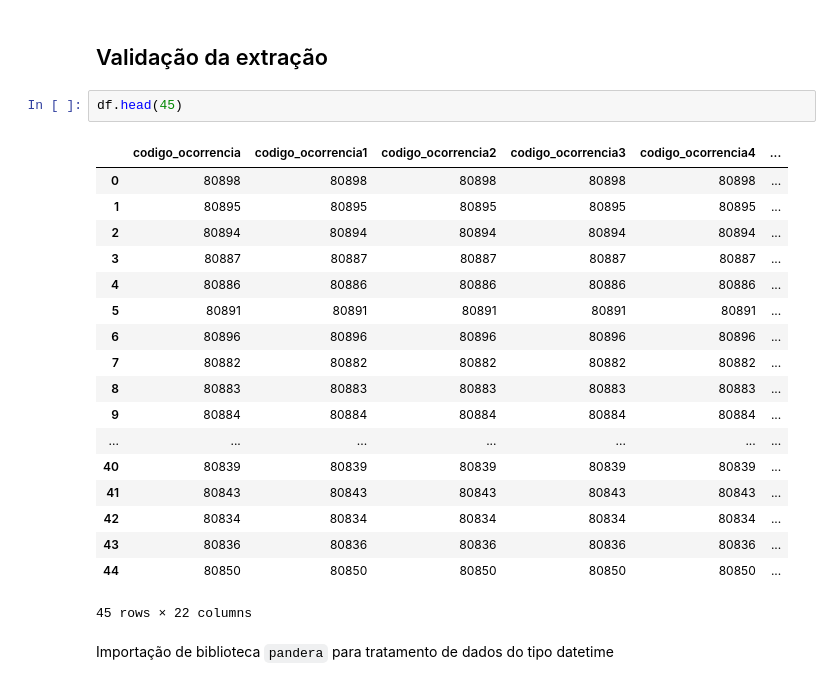
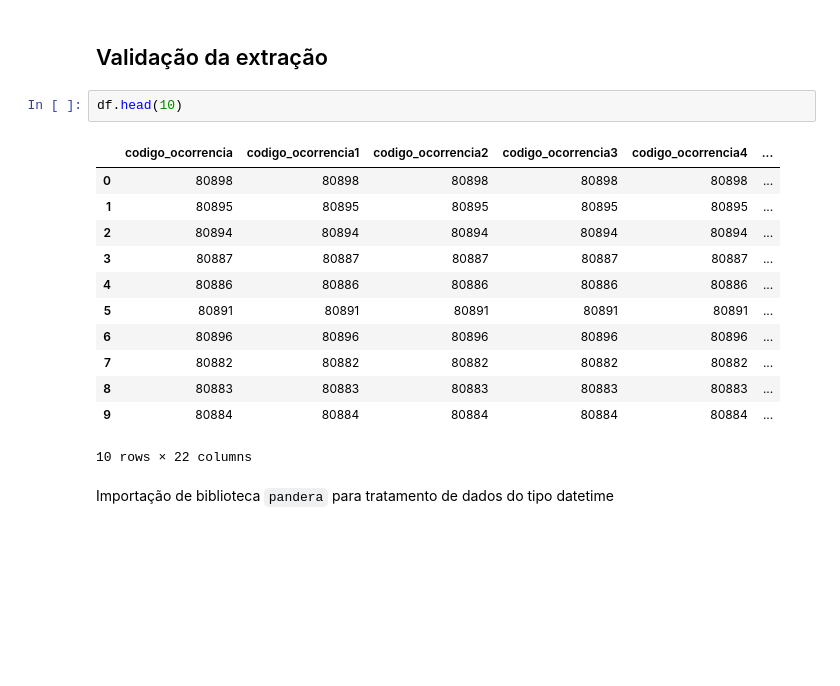
Before and after one commit to JoseWRPereira/jupyter-lab, a Jupyter notebook: CENIPA/cenipa.ipynb, the cells around one changed output. Cells and saved outputs as stored; diff of their text form; blank space fills up the shorter version.

```diff
--- a/CENIPA/cenipa.ipynb
+++ b/CENIPA/cenipa.ipynb
@@ -58,26 +52,20 @@ Name: ocorrencia_dia, Length: 5529, dtype: int64
 # %% [markdown]
 ## Validação da extração
 # %%
-df.head(45)
+df.head(10)
 # %% [output]
 |  | codigo_ocorrencia | codigo_ocorrencia1 | codigo_ocorrencia2 | codigo_ocorrencia3 | codigo_ocorrencia4 | ... |
 | 0 | 80898 | 80898 | 80898 | 80898 | 80898 | ... |
 | 1 | 80895 | 80895 | 80895 | 80895 | 80895 | ... |
 | 2 | 80894 | 80894 | 80894 | 80894 | 80894 | ... |
 | 3 | 80887 | 80887 | 80887 | 80887 | 80887 | ... |
 | 4 | 80886 | 80886 | 80886 | 80886 | 80886 | ... |
 | 5 | 80891 | 80891 | 80891 | 80891 | 80891 | ... |
 | 6 | 80896 | 80896 | 80896 | 80896 | 80896 | ... |
 | 7 | 80882 | 80882 | 80882 | 80882 | 80882 | ... |
 | 8 | 80883 | 80883 | 80883 | 80883 | 80883 | ... |
 | 9 | 80884 | 80884 | 80884 | 80884 | 80884 | ... |
-| ... | ... | ... | ... | ... | ... | ... |
-| 40 | 80839 | 80839 | 80839 | 80839 | 80839 | ... |
-| 41 | 80843 | 80843 | 80843 | 80843 | 80843 | ... |
-| 42 | 80834 | 80834 | 80834 | 80834 | 80834 | ... |
-| 43 | 80836 | 80836 | 80836 | 80836 | 80836 | ... |
-| 44 | 80850 | 80850 | 80850 | 80850 | 80850 | ... |
-45 rows × 22 columns
+10 rows × 22 columns
 # %% [markdown]
 Importação de biblioteca  `pandera` para tratamento de dados do tipo datetime
 # %%
```
Also changed, not shown: parts of 19 cells of this notebook.
